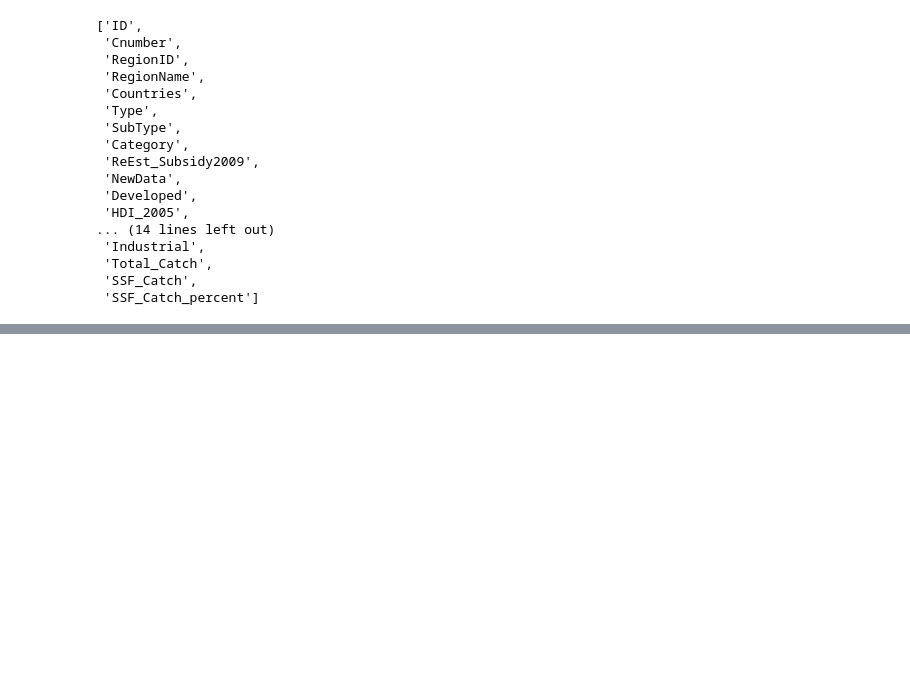
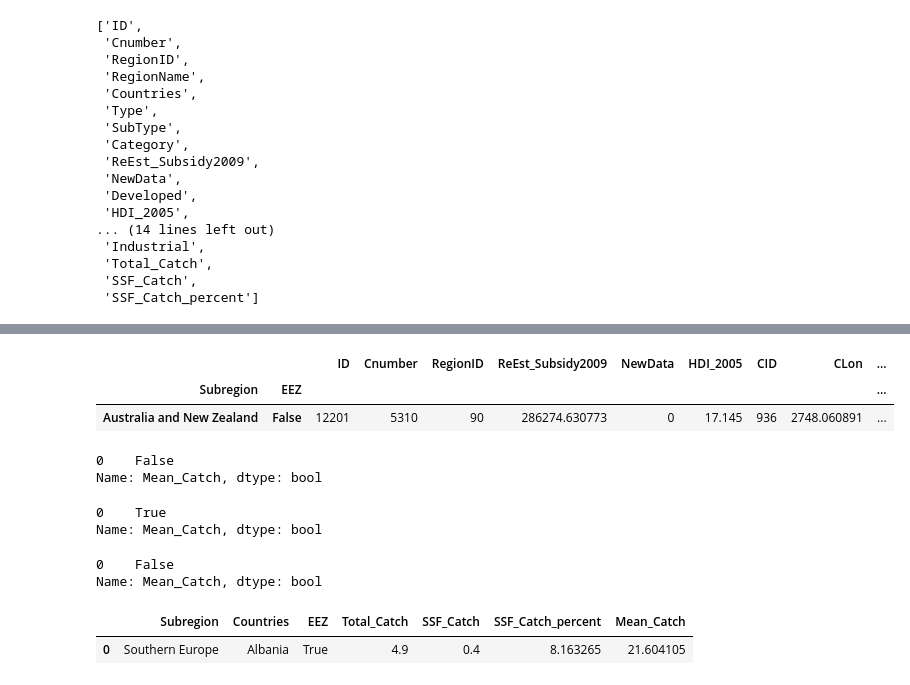
Before and after one commit to annaschu/subsidies, a Jupyter notebook: Subsidies.ipynb, the cells around one changed output, grey strips where cells are left out. Drawn from its saved outputs; the diff is of its cells as text; code cells hidden in the pictures; blank space fills up the shorter version.

```diff
--- a/Subsidies.ipynb
+++ b/Subsidies.ipynb
@@ -771,0 +435,8 @@ subsidiesSSF
+# %%
+Subsidies2009_Catch_SubregionsEEZ = Subsidies2009_Catch.groupby(['Subregion','EEZ']).sum()
+# %%
+Subsidies2009_Catch_SubregionsEEZ[:1]
+# %% [output]
+|  |  | ID | Cnumber | RegionID | ReEst_Subsidy2009 | NewData | HDI_2005 | CID | CLon | ... |
+| Subregion | EEZ |  |  |  |  |  |  |  |  | ... |
+| Australia and New Zealand | False | 12201 | 5310 | 90 | 286274.630773 | 0 | 17.145 | 936 | 2748.060891 | ... |
@@ -771,0 +447,5 @@ subsidiesSSF
+# %%
+Subregion_EEZ_MeanCatch[:1]['Mean_Catch'].isnull()
+# %% [output]
+0    False
+Name: Mean_Catch, dtype: bool
@@ -771,0 +454,5 @@ subsidiesSSF
+# %%
+Catch_Subregions_MeanCatch[:1]['Mean_Catch'].isnull()
+# %% [output]
+0    True
+Name: Mean_Catch, dtype: bool
@@ -771,0 +465,10 @@ subsidiesSSF
+# %%
+Catch_Subregions_MeanCatch[:1]['Mean_Catch'].isnull()
+# %% [output]
+0    False
+Name: Mean_Catch, dtype: bool
+# %%
+Catch_Subregions_MeanCatch[:1]
+# %% [output]
+|  | Subregion | Countries | EEZ | Total_Catch | SSF_Catch | SSF_Catch_percent | Mean_Catch |
+| 0 | Southern Europe | Albania | True | 4.9 | 0.4 | 8.163265 | 21.604105 |
```
Also changed, not shown: parts of 36 cells of this notebook.
